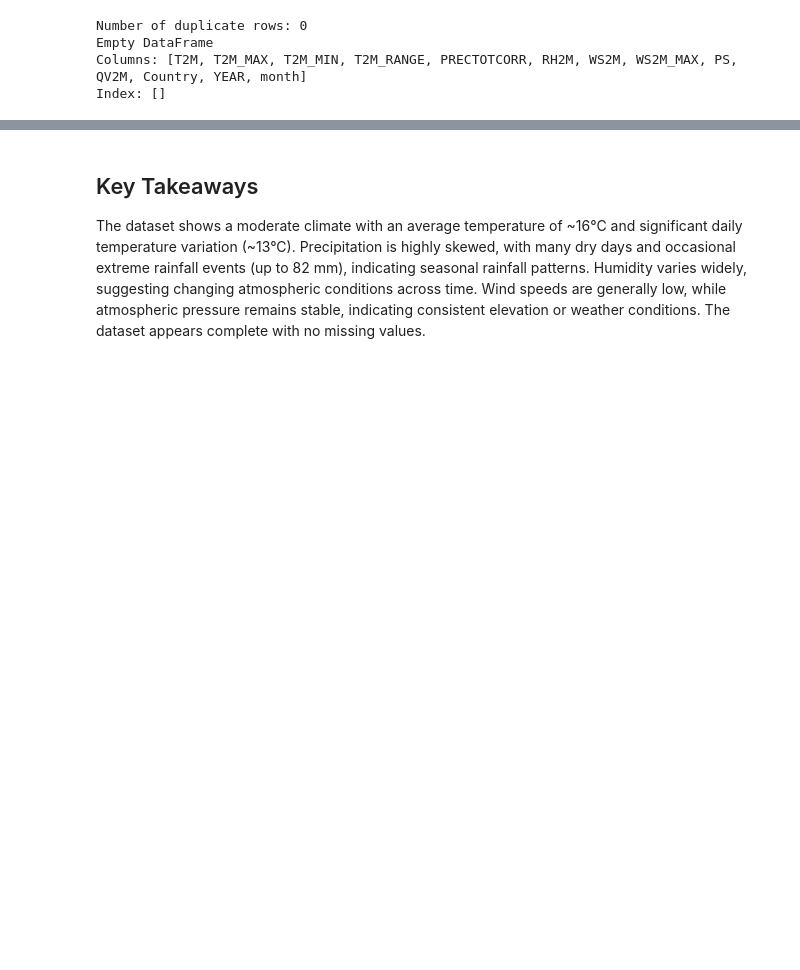
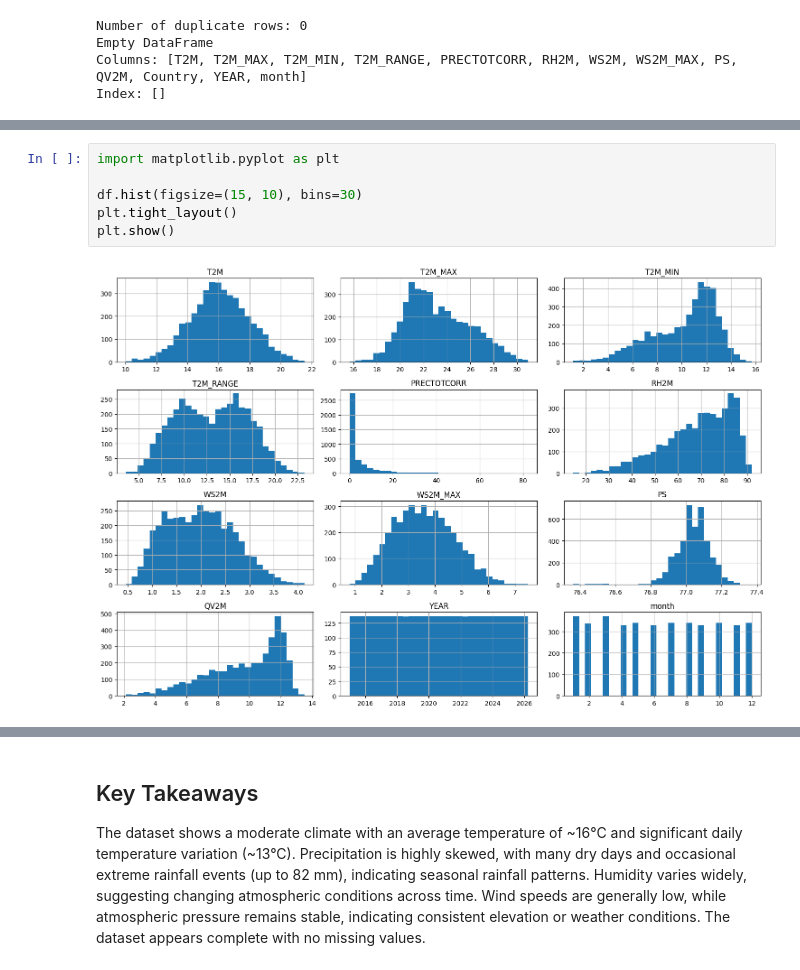
Before and after one commit to bemnetne/climate-challenge-week0, a Jupyter notebook: notebooks/ethiopia_eda.ipynb, the cells around one changed output, grey strips where cells are left out. Cells and saved outputs as stored; diff of their text form; blank space fills up the shorter version.

Commit message:
refactor: added few graphs to give deeper meanings to the analysis

```diff
--- a/notebooks/ethiopia_eda.ipynb
+++ b/notebooks/ethiopia_eda.ipynb
@@ -100,3 +86,11 @@ df.describe(include="number")
 | 50% | 16.04000 | 22.740000 | 10.990000 | 13.030000 | 0.820000 | 71.120000 | 1.970000 | 3.530000 | 77.040000 | 10.270000 | ... |
 | 75% | 17.36000 | 25.170000 | 12.220000 | 16.020000 | 4.580000 | 80.802500 | 2.480000 | 4.370000 | 77.100000 | 11.710000 | ... |
 | max | 21.53000 | 30.930000 | 15.680000 | 23.240000 | 82.300000 | 91.930000 | 4.130000 | 7.490000 | 77.370000 | 13.520000 | ... |
+# %%
+import matplotlib.pyplot as plt
+
+df.hist(figsize=(15, 10), bins=30)
+plt.tight_layout()
+plt.show()
+# %% [output]
+[figure, added]
```
Also changed, not shown: parts of 10 cells of this notebook.
